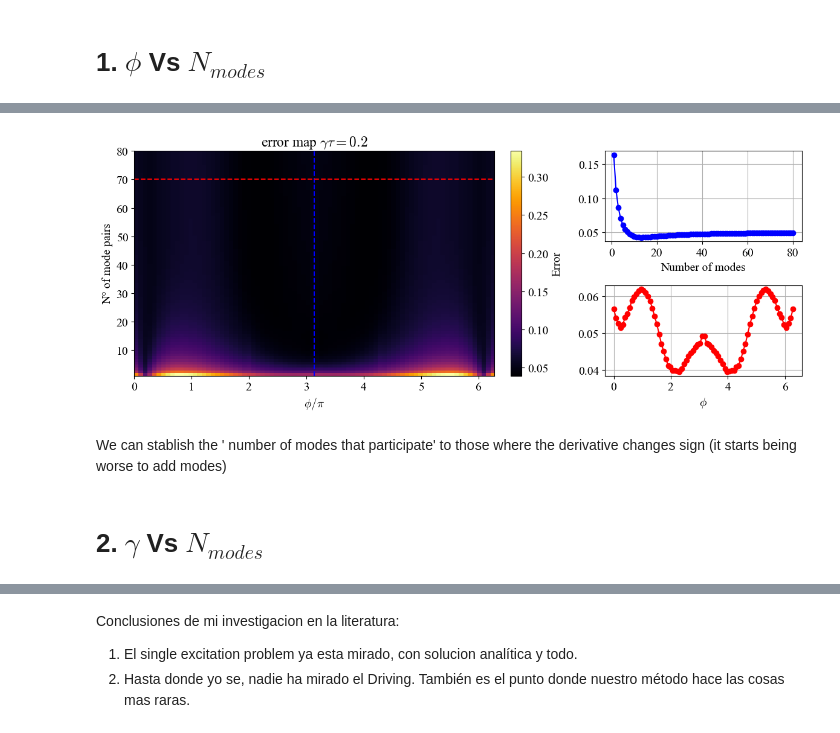
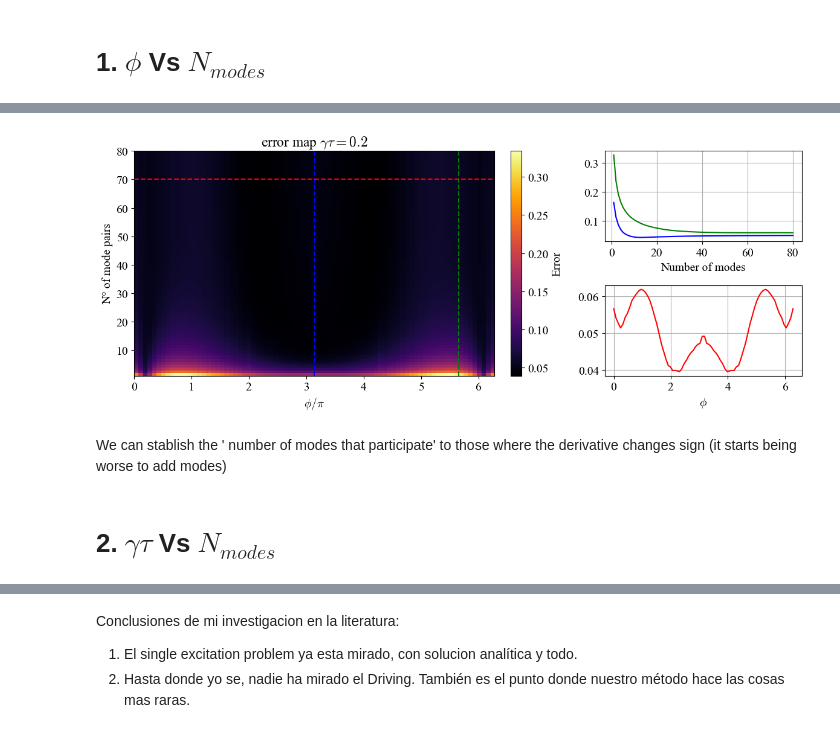
Before and after one commit to Taitoos2/Non_Markovian_Cavity, a Jupyter notebook: Non_Markovian_limit.ipynb, the cells around one changed output, grey strips where cells are left out. Saved outputs shown, nothing was run; the diff lists cells and outputs as text; code cells hidden in the pictures.

```diff
--- a/Non_Markovian_limit.ipynb
+++ b/Non_Markovian_limit.ipynb
@@ -123,47 +156,50 @@ error = np.array(results).reshape(len(phi_values), len(N_values))
 [Parallel(n_jobs=80)]: Done 6400 out of 6400 | elapsed: 68.5min finished
 # %%
 from matplotlib import gridspec
-phi_cut = np.pi
+phi_cut_1 = np.pi
+phi_cut_2 = 1.8*np.pi
 modes_cut=70
 
 fig = plt.figure(figsize=(12, 5))
 gs = gridspec.GridSpec(2, 2, width_ratios=[2, 1], height_ratios=[1, 1], figure=fig)
 
 ax_heat = fig.add_subplot(gs[:, 0])
 im = ax_heat.imshow(
     error.T,
     origin='lower',
     aspect='auto',
     extent=[phi_values[0], phi_values[-1], N_values[0], N_values[-1]],
     cmap='inferno'
 )
 ax_heat.set_xlabel(r'$\phi / \pi$')
 ax_heat.set_ylabel('N° of mode pairs')
 ax_heat.set_title(r'error map $\gamma \tau = 0.2$')
 
-ax_heat.axvline(phi_cut, color='b', linestyle='--', linewidth=1.5)
+ax_heat.axvline(phi_cut_1, color='b', linestyle='--', linewidth=1.5)
+ax_heat.axvline(phi_cut_2, color='g', linestyle='--', linewidth=1.5)
 ax_heat.axhline(modes_cut, color='r', linestyle='--', linewidth=1.5)
 cbar = fig.colorbar(im, ax=ax_heat, fraction=0.046, pad=0.04)
 cbar.set_label('Error')
 
 ax_top = fig.add_subplot(gs[0, 1])
-ax_top.plot(N_values, error[np.argmin(np.abs(phi_values-phi_cut)),:], 'b-o')
+ax_top.plot(N_values, error[np.argmin(np.abs(phi_values-phi_cut_1)),:], 'b')
+ax_top.plot(N_values, error[np.argmin(np.abs(phi_values-phi_cut_2)),:], 'g')
 ax_top.grid()
 ax_top.set_xlabel('Number of modes')
 
 ax_bottom = fig.add_subplot(gs[1, 1])
 ax_bottom.grid()
-ax_bottom.plot(phi_values, error[:,np.argmin(np.abs(N_values-modes_cut))], 'r-o')
+ax_bottom.plot(phi_values, error[:,np.argmin(np.abs(N_values-modes_cut))], 'r')
 ax_bottom.set_xlabel(r'$\phi$' )
 
 plt.tight_layout()
 plt.show()
 # %% [output]
-[figure, old version]
+[figure, new version]
 # %% [markdown]
 We can stablish the ' number of modes that participate' to those where the derivative changes sign (it starts being worse to add modes)
 # %% [markdown]
-# 2. $ \gamma $ Vs $N_{modes} $
+# 2. $ \gamma \tau $ Vs $N_{modes} $
 # %%
 results_2 = Parallel(n_jobs=85, verbose=5)(
     delayed(compute_error_point_2)(gamma, Nmod)
```
Also changed, not shown: parts of 5 cells of this notebook, 4 other files.
